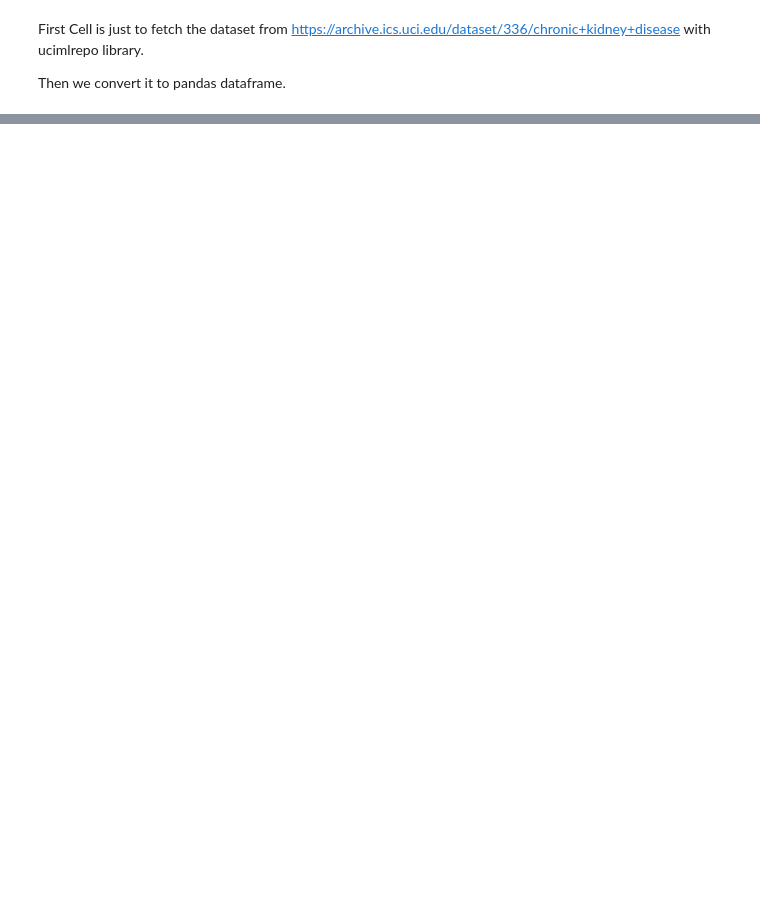
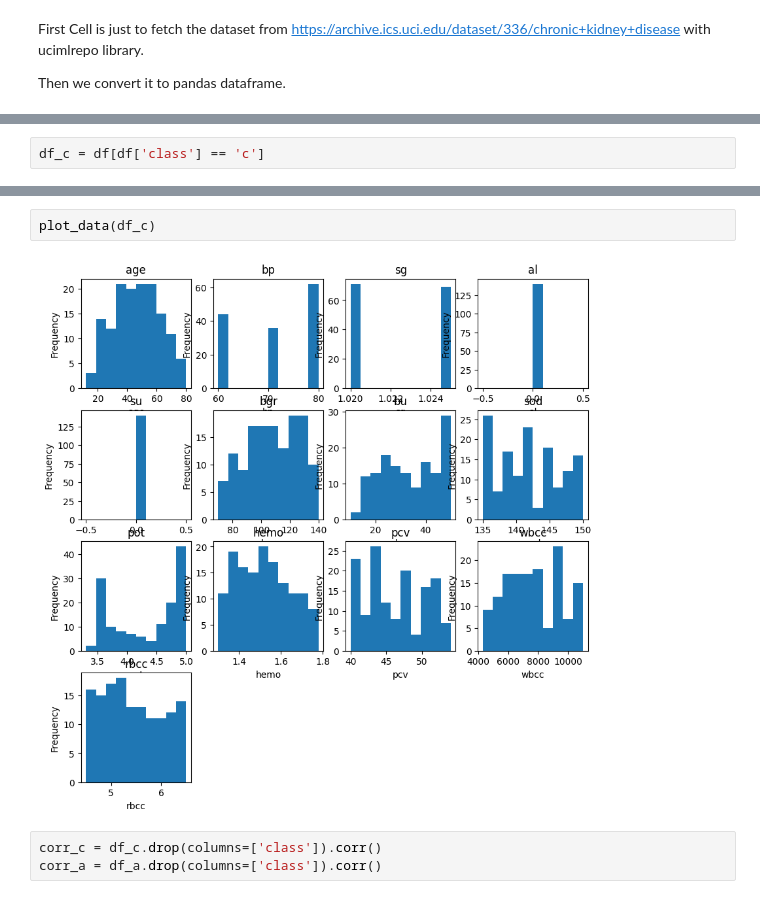
Before and after one commit to samuelms123/ML-tasks, a Jupyter notebook: task1/task1-pipeline.ipynb, the cells around one changed output, grey strips where cells are left out. Cells and saved outputs as stored; diff of their text form; blank space fills up the shorter version.

```diff
--- a/task1/task1-pipeline.ipynb
+++ b/task1/task1-pipeline.ipynb
@@ -29,0 +249,2 @@ df
+# %%
+df_c = df[df['class'] == 'c']
@@ -29,0 +304,7 @@ df
+# %%
+plot_data(df_c)
+# %% [output]
+[figure, added]
+# %%
+corr_c = df_c.drop(columns=['class']).corr()
+corr_a = df_a.drop(columns=['class']).corr()
```
Also changed, not shown: parts of 27 cells of this notebook.
